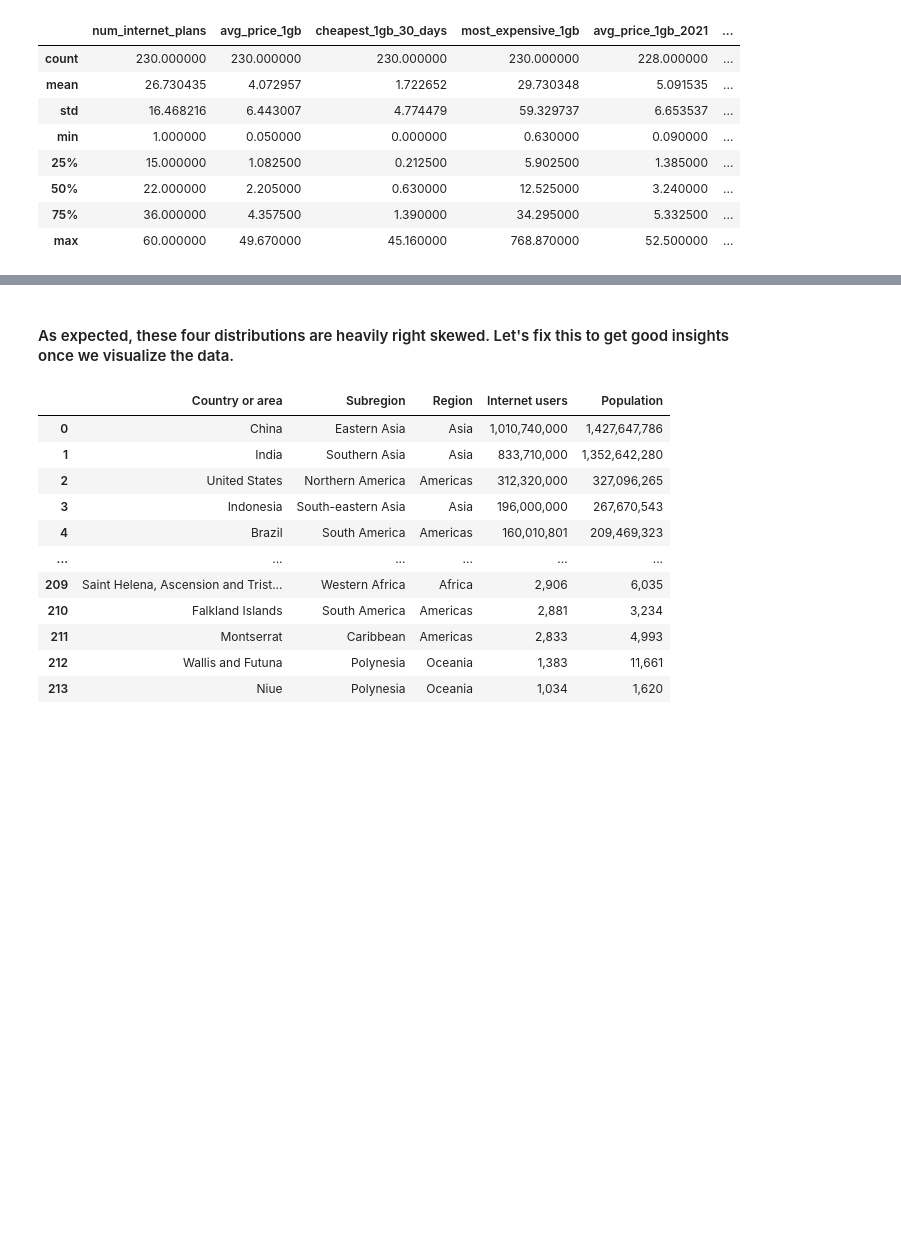
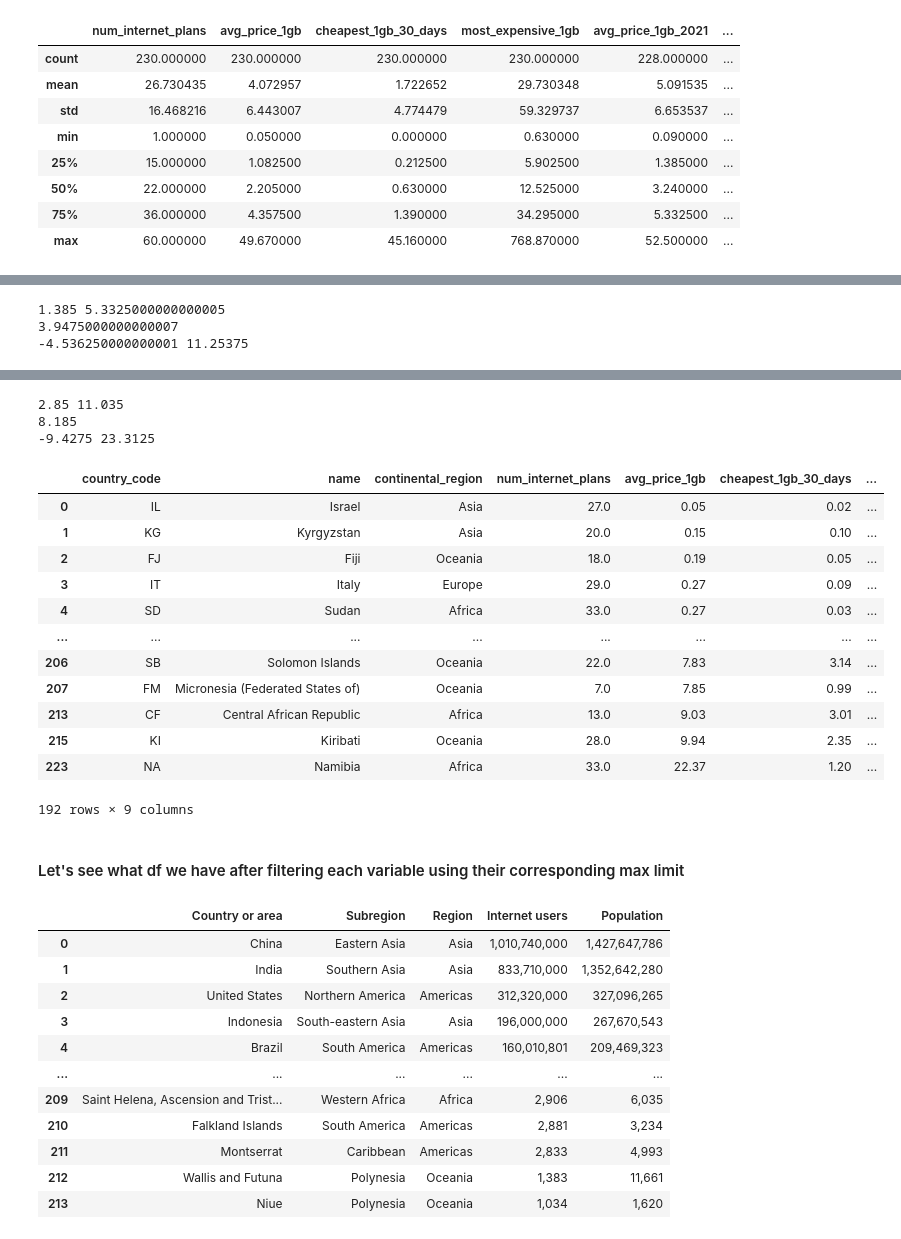
Before and after one commit to ManuelEspitia1/cerebro, a Jupyter notebook: webproject.ipynb, the cells around one changed output, grey strips where cells are left out. Saved outputs shown, nothing was run; the diff lists cells and outputs as text; code cells hidden in the pictures; blank space fills up the shorter version.

Commit message:
few more transformations and statistic calculations on numeric columns
iqr and max values for all numeric columns

```diff
--- a/webproject.ipynb
+++ b/webproject.ipynb
@@ -226,13 +280,68 @@ fig = px.histogram(prices, x='avg_price_1gb_2021', title='Distribution_avg_price
 fig.show()
 # %% [output]
 [interactive output not drawn]
+# %%
+# Let's determine outliers for this distribution
+q1 = prices['avg_price_1gb_2021'].quantile(0.25)
+q3 = prices['avg_price_1gb_2021'].quantile(0.75)
+print(q1, q3)
+
+# Inter quantile range, IQR
+iqr = q3 - q1
+print(iqr)
+
+# defining limits for outliers
+min_limit_col4 = q1 - 1.5*iqr
+max_limit_col4 = q3 + 1.5*iqr
+print(min_limit_col4, max_limit_col4)
+# %% [output]
+1.385 5.3325000000000005
+3.9475000000000007
+-4.536250000000001 11.25375
 # %%
 fig = px.histogram(prices, x='avg_price_1gb_2020', title='Distribution_avg_price_1gb_2020', marginal='box')
 fig.show()
 # %% [output]
 [interactive output not drawn]
-# %% [markdown]
-#### As expected, these four distributions are heavily right skewed. Let's fix this to get good insights once we visualize the data.
+# %%
+# Let's determine outliers for this distribution
+q1 = prices['avg_price_1gb_2020'].quantile(0.25)
+q3 = prices['avg_price_1gb_2020'].quantile(0.75)
+print(q1, q3)
+
+# Inter quantile range, IQR
+iqr = q3 - q1
+print(iqr)
+
+# defining limits for outliers
+min_limit_col5 = q1 - 1.5*iqr
+max_limit_col5 = q3 + 1.5*iqr
+print(min_limit_col5, max_limit_col5)
+# %% [output]
+2.85 11.035
+8.185
+-9.4275 23.3125
+# %%
+# filtering column avg_price_1gb using  max limits, as min limit is below zero and there aren't values smaller than zero
+prices.loc[ (prices['cheapest_1gb_30_days'] <= max_limit_col2) &
+    (prices['avg_price_1gb_2021'] <= max_limit_col4) & (prices['avg_price_1gb_2020'] <= max_limit_col5)
+    ,]
+# %% [output]
+|  | country_code | name | continental_region | num_internet_plans | avg_price_1gb | cheapest_1gb_30_days | ... |
+| 0 | IL | Israel | Asia | 27.0 | 0.05 | 0.02 | ... |
+| 1 | KG | Kyrgyzstan | Asia | 20.0 | 0.15 | 0.10 | ... |
+| 2 | FJ | Fiji | Oceania | 18.0 | 0.19 | 0.05 | ... |
+| 3 | IT | Italy | Europe | 29.0 | 0.27 | 0.09 | ... |
+| 4 | SD | Sudan | Africa | 33.0 | 0.27 | 0.03 | ... |
+| ... | ... | ... | ... | ... | ... | ... | ... |
+| 206 | SB | Solomon Islands | Oceania | 22.0 | 7.83 | 3.14 | ... |
+| 207 | FM | Micronesia (Federated States of) | Oceania | 7.0 | 7.85 | 0.99 | ... |
+| 213 | CF | Central African Republic | Africa | 13.0 | 9.03 | 3.01 | ... |
+| 215 | KI | Kiribati | Oceania | 28.0 | 9.94 | 2.35 | ... |
+| 223 | NA | Namibia | Africa | 33.0 | 22.37 | 1.20 | ... |
+192 rows × 9 columns
+# %% [markdown]
+#### Let's see what df we have after filtering each variable using their corresponding max limit
 # %%
 users
 # %% [output]
```
Also changed, not shown: parts of 8 cells of this notebook.
